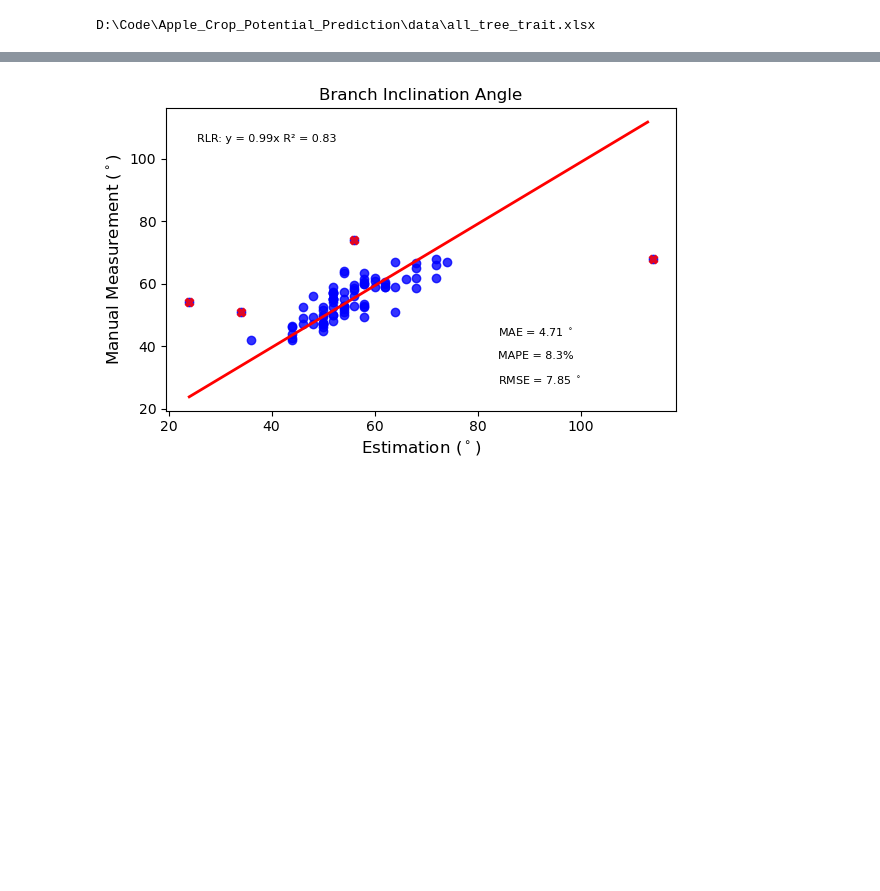
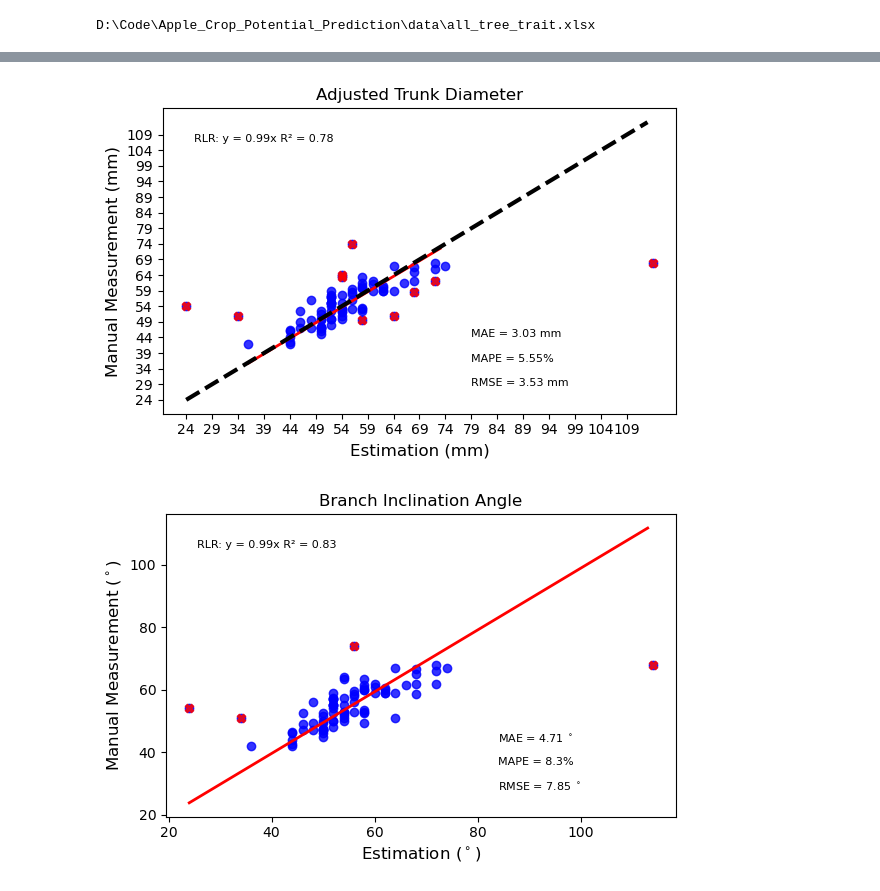
Before and after one commit to suptimq/AppleQSM, a Jupyter notebook: code/notebook/plot_tree_corr.ipynb, the cells around one changed output, grey strips where cells are left out. Drawn from its saved outputs; the diff is of its cells as text; code cells hidden in the pictures; blank space fills up the shorter version.

```diff
--- a/code/notebook/plot_tree_corr.ipynb
+++ b/code/notebook/plot_tree_corr.ipynb
@@ -112,32 +117,32 @@ plt.savefig(str(data_folder / 'tree_trait_evaluation.png'), dpi=300)
 # %%
-measurement_df = pd.read_excel(characterization_filepath, sheet_name='Adjusted')
-measurement_df['Tree Height Comp'] = measurement_df['Tree Height'] * 1e2 + 60
-measurement_df['Trunk Diameter'] = measurement_df['Trunk Radius'] * 1e3 * 2
-
-removed_measurement_df = pd.read_excel(characterization_filepath, sheet_name='Removed')
-removed_measurement_df['Tree Height Comp'] = removed_measurement_df['Tree Height'] * 1e2 + 60
-removed_measurement_df['Trunk Diameter'] = removed_measurement_df['Trunk Radius'] * 1e3 * 2
+rest_measurement_df = measurement_df.loc[measurement_df['Difference > 8']==False, :]
+removed_measurement_df = measurement_df.loc[measurement_df['Difference > 8']==True, :]
 
 fig, ax = plt.subplots(nrows=1, ncols=1, figsize=(6,4))
 
 x_axis = 'Trunk Diameter' # 'Manual_Vertical_Crotch_Angle-Degree'
 y_axis = 'Diameter'  # 'Vertical_Croth_Angle-Degree'
-metrics = evaluation(measurement_df, x=x_axis, y=y_axis, fit_intercept=False)
+metrics = evaluation(rest_measurement_df, x=x_axis, y=y_axis, fit_intercept=False)
 lr_x, lr_y, lr_coef, lr_intercept, lr_score = metrics['LR']
 ransac_lr_x, ransac_lr_y, rlr_coef, rlr_intercept, rlr_score = metrics['RLR']
 sns.regplot(x=x_axis, y=y_axis, data=measurement_df, ci=None, fit_reg=False, robust=False, scatter_kws={"color": "blue"}, line_kws={"color": "red"}, ax=ax)
 sns.regplot(x=x_axis, y=y_axis, data=removed_measurement_df, ci=None, fit_reg=False, robust=False, marker="X", scatter_kws={"color": "red"}, ax=ax)
 
 # ax.plot(lr_x, lr_y, color="green", linewidth=2, label="Linear regressor")
 ax.plot(ransac_lr_x, ransac_lr_y, color="red", linewidth=2, label="Huber regressor")
-ax.text(0.06, 0.9, f'RLR: y = {rlr_coef[0]:.2f}x R\u00b2 = {rlr_score:.2f}', **text_in_figure_para, transform=ax.transAxes)
+ax.text(0.06, 0.9, f'RLR: y = {rlr_coef[0]:.2f}x R\u00b2 = {0.78:.2f}', **text_in_figure_para, transform=ax.transAxes)
 # ax.text(0.06, 0.82, f'LR:   y = {lr_coef[0][0]:.2f}x+{lr_intercept[0]:.2f} R\u00b2 = {lr_score:.2f}', **text_in_figure_para, transform=ax.transAxes)
-ax.text(0.65, 0.26, f"MAE = {metrics['MAE']} $^\circ$", **text_in_figure_para, transform=ax.transAxes)
-ax.text(0.65, 0.18, f"MAPE = {metrics['MAPE']}%", **text_in_figure_para, transform=ax.transAxes)
-ax.text(0.65, 0.1, f"RMSE = {metrics['RMSE']} $^\circ$", **text_in_figure_para, transform=ax.transAxes)
-ax.set_title('Branch Inclination Angle', **text_in_title_para)
-ax.set_xlabel('Estimation ($^\circ$)', **text_in_title_para)
-ax.set_ylabel('Manual Measurement ($^\circ$)', **text_in_title_para)
+ax.text(0.6, 0.26, f"MAE = {metrics['MAE']} mm", **text_in_figure_para, transform=ax.transAxes)
+ax.text(0.6, 0.18, f"MAPE = {metrics['MAPE']}%", **text_in_figure_para, transform=ax.transAxes)
+ax.text(0.6, 0.1, f"RMSE = {metrics['RMSE']} mm", **text_in_figure_para, transform=ax.transAxes)
+ax.set_title('Adjusted Trunk Diameter', **text_in_title_para)
+ax.set_xlabel('Estimation (mm)', **text_in_title_para)
+ax.set_ylabel('Manual Measurement (mm)', **text_in_title_para)
+
+# plot 1:1 line
+plot_yx_line(measurement_df, x_axis, y_axis, ax)
 
 fig.tight_layout()
-# plt.savefig(str(data_folder / 'trunk_diameter_trait_evaluation_adjusted.png'), dpi=300)
+plt.savefig(str(data_folder / 'trunk_diameter_trait_evaluation_adjusted.png'), dpi=300)
+# %% [output]
+[figure, added]
```
Also changed, not shown: parts of 6 cells of this notebook, 2 other files.
